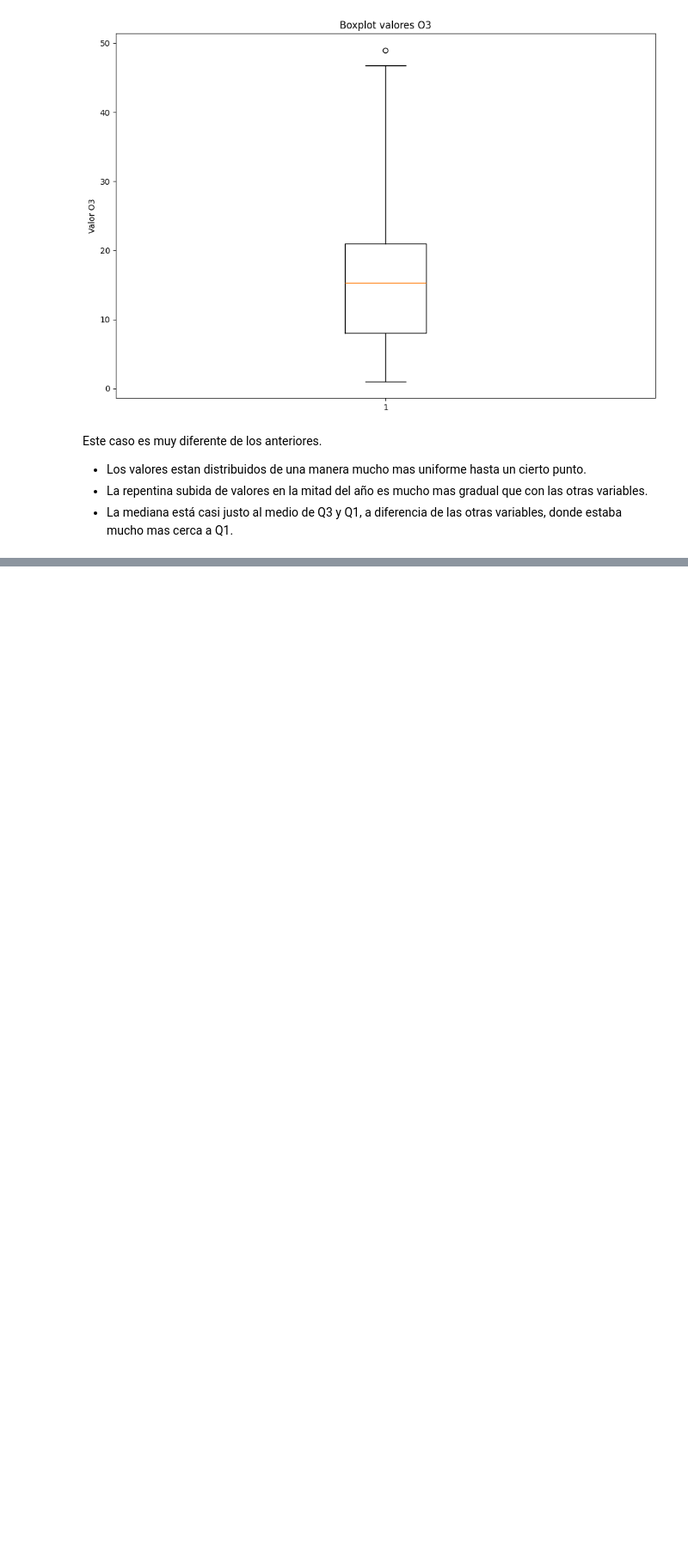
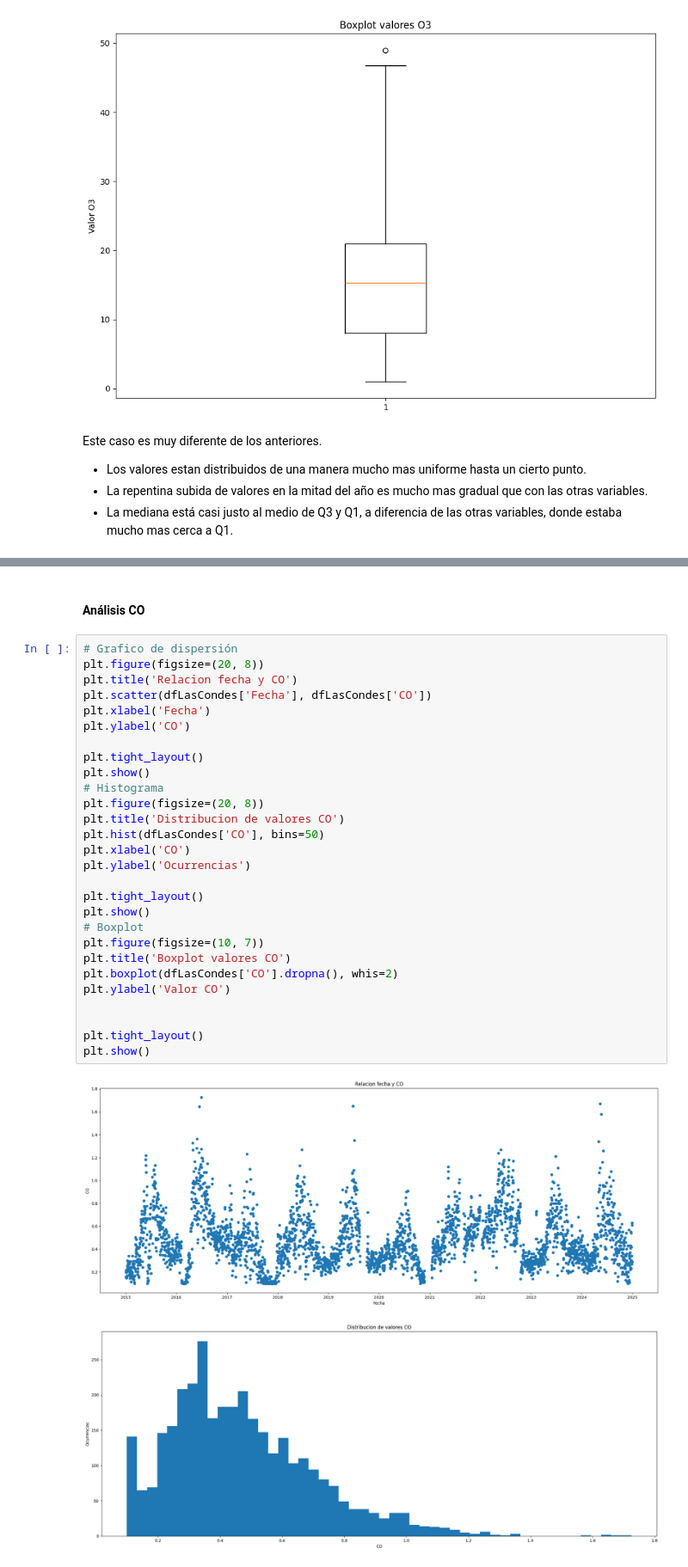
Before and after one commit to Seba-RC/AnalisisContaminacionAire, a Jupyter notebook: AnalisisDatos.ipynb, the cells around one changed output, grey strips where cells are left out. Shown at 86% size. Saved outputs shown, nothing was run; the diff lists cells and outputs as text; blank space fills up the shorter version.

Commit message:
+ exploracion datos las condes

```diff
--- a/AnalisisDatos.ipynb
+++ b/AnalisisDatos.ipynb
@@ -660,0 +725,33 @@ Este caso es muy diferente de los anteriores.
+# %% [markdown]
+#### Análisis CO
+# %%
+# Grafico de dispersión
+plt.figure(figsize=(20, 8))
+plt.title('Relacion fecha y CO')
+plt.scatter(dfLasCondes['Fecha'], dfLasCondes['CO'])
+plt.xlabel('Fecha')
+plt.ylabel('CO')
+
+plt.tight_layout()
+plt.show()
+# Histograma
+plt.figure(figsize=(20, 8))
+plt.title('Distribucion de valores CO')
+plt.hist(dfLasCondes['CO'], bins=50)
+plt.xlabel('CO')
+plt.ylabel('Ocurrencias')
+
+plt.tight_layout()
+plt.show()
+# Boxplot
+plt.figure(figsize=(10, 7))
+plt.title('Boxplot valores CO')
+plt.boxplot(dfLasCondes['CO'].dropna(), whis=2)
+plt.ylabel('Valor CO')
+
+
+plt.tight_layout()
+plt.show()
+# %% [output]
+[figure, added]
+[figure, added]
```
Also changed, not shown: parts of 20 cells of this notebook.
